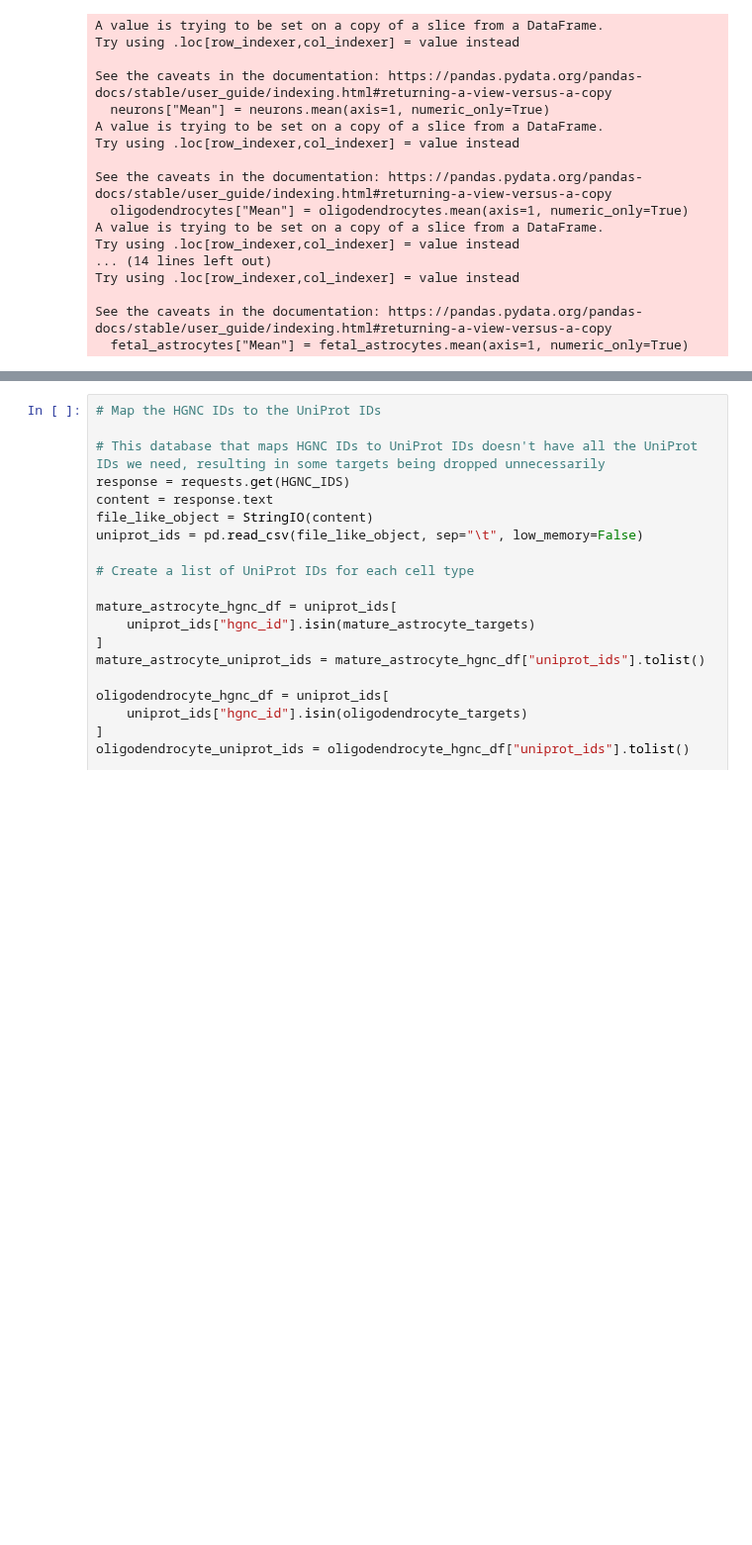
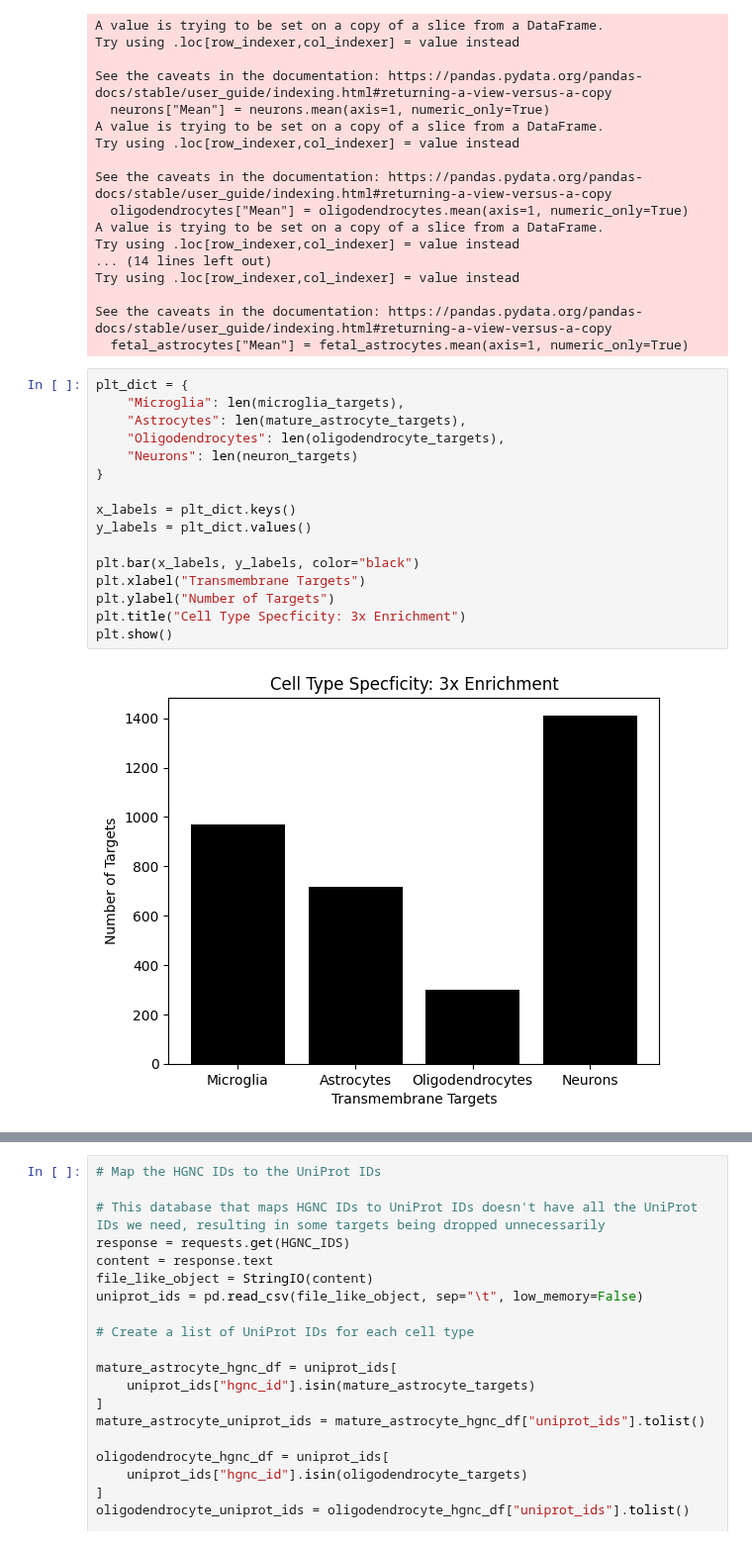
Before and after one commit to Walt-Lab/bdev_mass_spec, a Jupyter notebook: 5_analysis.ipynb, the cells around one changed output, grey strips where cells are left out. Shown at 99% size. Cells and saved outputs as stored; diff of their text form; blank space fills up the shorter version.

Commit message:
new cell type specificity analysis

```diff
--- a/5_analysis.ipynb
+++ b/5_analysis.ipynb
@@ -381,3 +381,21 @@ Try using .loc[row_indexer,col_indexer] = value instead
 
 See the caveats in the documentation: https://pandas.pydata.org/pandas-docs/stable/user_guide/indexing.html#returning-a-view-versus-a-copy
   fetal_astrocytes["Mean"] = fetal_astrocytes.mean(axis=1, numeric_only=True)
+# %%
+plt_dict = {
+    "Microglia": len(microglia_targets),
+    "Astrocytes": len(mature_astrocyte_targets),
+    "Oligodendrocytes": len(oligodendrocyte_targets),
+    "Neurons": len(neuron_targets)
+}
+
+x_labels = plt_dict.keys()
+y_labels = plt_dict.values()
+
+plt.bar(x_labels, y_labels, color="black")
+plt.xlabel("Transmembrane Targets")
+plt.ylabel("Number of Targets")
+plt.title("Cell Type Specficity: 3x Enrichment")
+plt.show()
+# %% [output]
+[figure, added]
```
Also changed, not shown: parts of 2 cells of this notebook, 3 other files.
